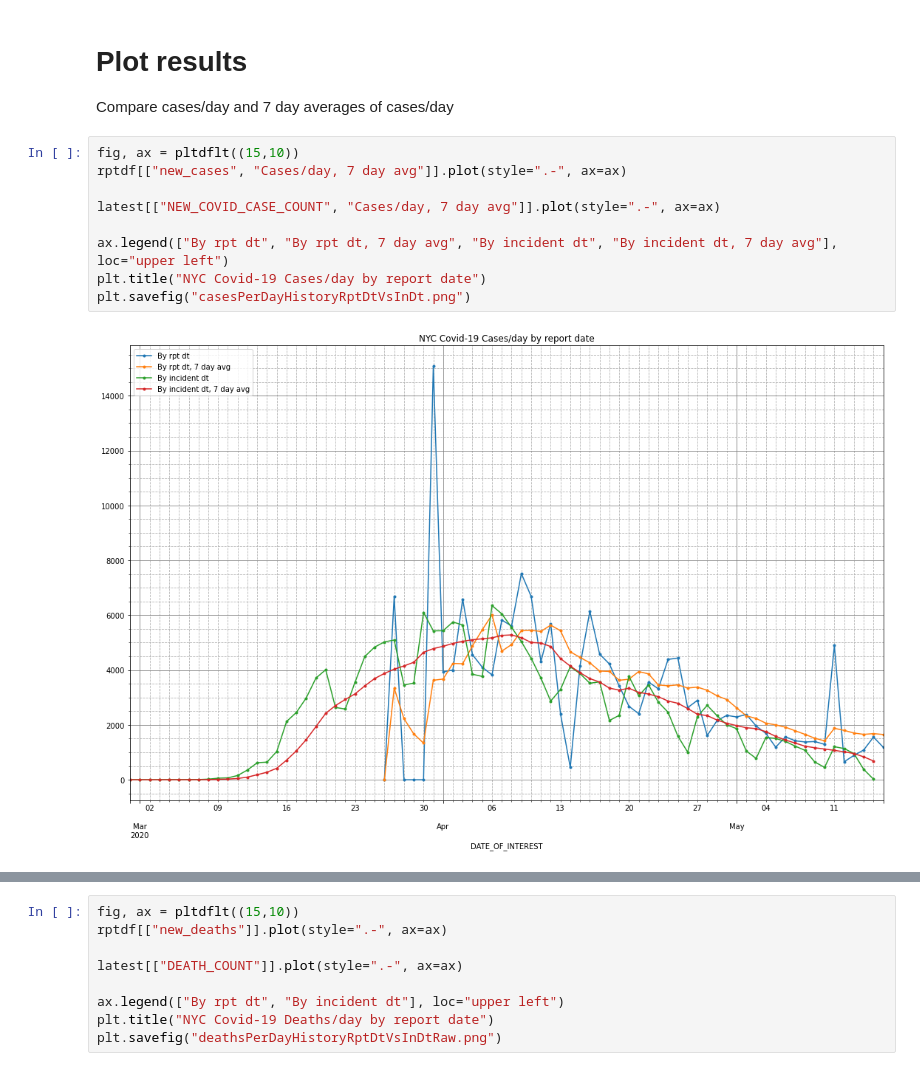
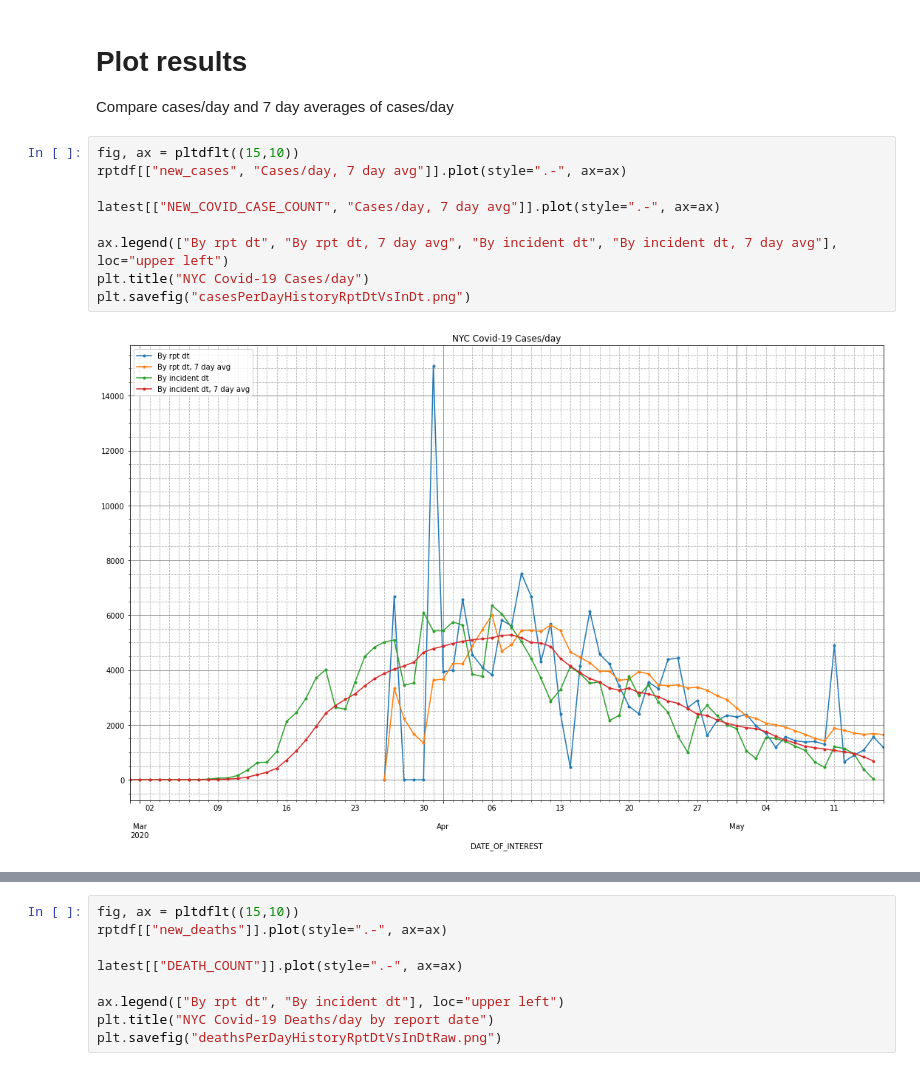
Before and after one commit to nychealth/coronavirus-data, a Jupyter notebook: Notebooks/Reporting.ipynb, the cells around one changed output, grey strips where cells are left out. Drawn from its saved outputs; the diff is of its cells as text.

Commit message:
First draft, along with all images committed...

```diff
--- a/Notebooks/Reporting.ipynb
+++ b/Notebooks/Reporting.ipynb
@@ -131,14 +131,14 @@ Compare cases/day and 7 day averages of cases/day
 # %%
 fig, ax = pltdflt((15,10))
 rptdf[["new_cases", "Cases/day, 7 day avg"]].plot(style=".-", ax=ax)
 
 latest[["NEW_COVID_CASE_COUNT", "Cases/day, 7 day avg"]].plot(style=".-", ax=ax)
 
 ax.legend(["By rpt dt", "By rpt dt, 7 day avg", "By incident dt", "By incident dt, 7 day avg"], loc="upper left")
-plt.title("NYC Covid-19 Cases/day by report date")
+plt.title("NYC Covid-19 Cases/day")
 plt.savefig("casesPerDayHistoryRptDtVsInDt.png")
 # %% [output]
-[figure, old version]
+[figure, new version]
 # %%
 fig, ax = pltdflt((15,10))
 rptdf[["new_cases"]].plot(style=".-", ax=ax)
```
Also changed, not shown: parts of 3 cells of this notebook, 12 other files.
